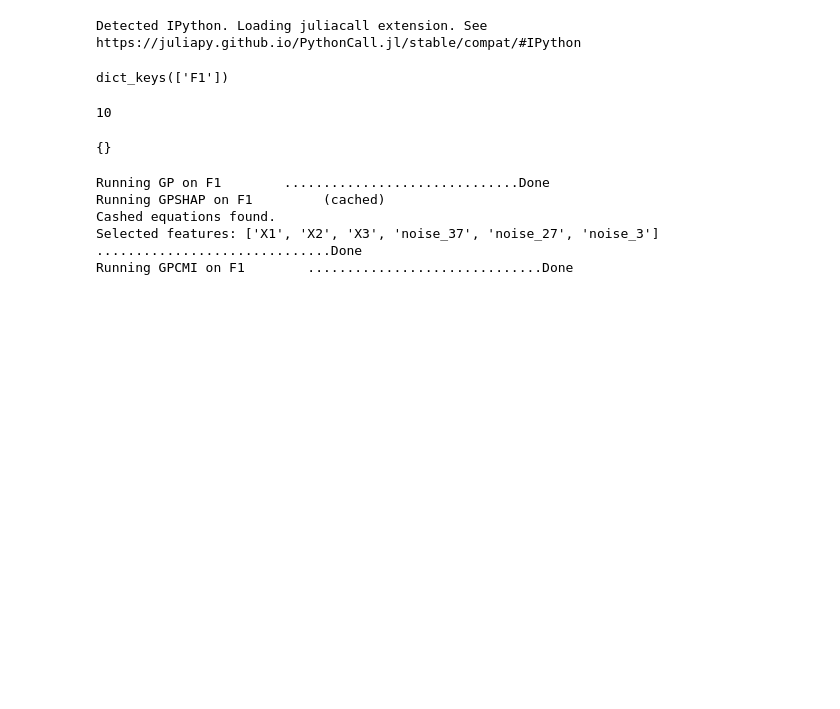
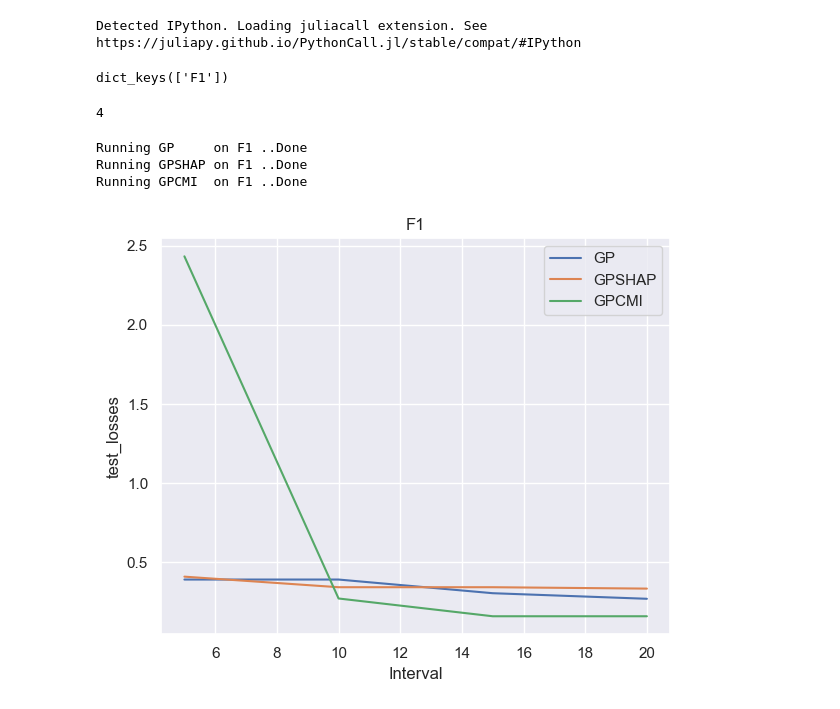
Before and after one commit to KevinHaka/Symbolic-Regression-Genetic-Programming, a Jupyter notebook: notebooks/test.ipynb, the cells around one changed output. Saved outputs shown, nothing was run; the diff lists cells and outputs as text; code cells hidden in the pictures; blank space fills up the shorter version.

```diff
--- a/notebooks/test.ipynb
+++ b/notebooks/test.ipynb
@@ -21,7 +23,7 @@ warnings.filterwarnings("ignore", category=RuntimeWarning)
 # %% [output]
 Detected IPython. Loading juliacall extension. See https://juliapy.github.io/PythonCall.jl/stable/compat/#IPython
 # %%
-n_runs = 30
+n_runs = 2
 test_size = 0.2
 val_size = 0.25
 n_top_features = None
@@ -30,13 +32,13 @@ ci = 0.99
 record_interval = 5
 
 pysr_params = {
-    "populations": 5,
+    "populations": 1,
     "population_size": 20,
-    "niterations": 50,
+    "niterations": 20,
     "binary_operators": ["+", "-", "*"],
     "unary_operators": ["sqrt", "inv(x) = 1/x"],
     "extra_sympy_mappings": {"inv": lambda x: 1/x},
-    "verbosity": 0
+    "verbosity": 0,
 }
 
 dataset_names = [
@@ -49,8 +51,6 @@ dataset_names = [
 ]
 
 datasets = load_datasets(dataset_names)
-width = max([round(len(name)+10, -1) for name in datasets.keys()])
-
 datasets.keys()
 # %% [output]
 dict_keys(['F1'])
@@ -87,19 +87,19 @@ methods = {
     "GPCMI": gpcmi
 }
 
+width_method = max([round(len(name), 0) for name in methods.keys()])
+width_dataset = max([round(len(name), 0) for name in datasets.keys()])
+
 n_records = methods[list(methods.keys())[0]].n_records
 n_records
 # %% [output]
-10
+4
-# %%
-print(gpshap._feature_cache)
-gpshap._feature_cache = {}
-# %% [output]
-{}
 # %%
 results = {}
 equations = {}
 features = {}
+if "GPSHAP" in methods:
+    methods["GPSHAP"].clear_cache()  # Clear cache before starting new tasks
 
 for dataset_name, dataset in datasets.items():
     results[dataset_name] = {}
@@ -123,13 +123,14 @@ for dataset_name, dataset in datasets.items():
         equations[dataset_name][method_name] = []
         features[dataset_name][method_name] = []
 
-        print(f"Running {method_name} on {dataset_name:<{width}}", end="")
+        print(f"Running {method_name:<{width_method}} on {dataset_name:<{width_dataset}} ", end="")
 
         if (method_name == "GPSHAP"):
             if equations[dataset_name].get('GP', False):
                 X_trains = tuple([train_val_test_set[0] for train_val_test_set in train_val_test_sets])
                 gp_equations = [eqs[-1] for eqs in equations[dataset_name]['GP']]
-                method.precompute_features_from_pretrained_models(X_trains, gp_equations)
+
+                method.precompute_features_from_pretrained_models(X_trains, gp_equations, n_top_features)
 
             else: method.precompute_features(X, y, **shap_params)
 
@@ -148,12 +149,44 @@ for dataset_name, dataset in datasets.items():
 
         print("Done")
 # %% [output]
-Running GP on F1        ..............................Done
-Running GPSHAP on F1         (cached)
-Cashed equations found.
-Selected features: ['X1', 'X2', 'X3', 'noise_37', 'noise_27', 'noise_3']
-..............................Done
-Running GPCMI on F1        ..............................Done
+Running GP     on F1 ..Done
+Running GPSHAP on F1 ..Done
+Running GPCMI  on F1 ..Done
+# %%
+# metrics = 'training_losses'
+# metrics = 'validation_losses'
+metrics = 'test_losses'
+n_datasets = len(results)
+# record_interval = gp_params['record_interval']
+fig, axes = plt.subplots(1, n_datasets, figsize=(6 * n_datasets, 5))
+
+if n_datasets == 1:
+    axes = [axes]  # Ensure axes is always iterable
+
+for ax, (dataset_name, dataset_results) in zip(axes, results.items()):
+    # Get the number of intervals from any method (they should all be the same)
+    method = next(iter(dataset_results))
+    length = len(dataset_results[method][metrics].mean(axis=0))
+
+
+    for method in dataset_results.keys():
+        ax.plot(
+            range(record_interval, length * record_interval + 1, record_interval),
+            np.mean(dataset_results[method][metrics], axis=0),
+            # dataset_results[method][metrics],
+            label=method
+        )
+    ax.set_title(dataset_name)
+    ax.set_xlabel("Interval")
+    # ax.set_yscale("log")
+    ax.legend()
+
+axes[0].set_ylabel(metrics)
+plt.tight_layout()
+
+plt.show()
+# %% [output]
+[figure, added]
 # %%
 # NOTE: The following code is for parallel processing of tasks across datasets and methods.
 
```
Also changed, not shown: parts of 8 cells of this notebook.
